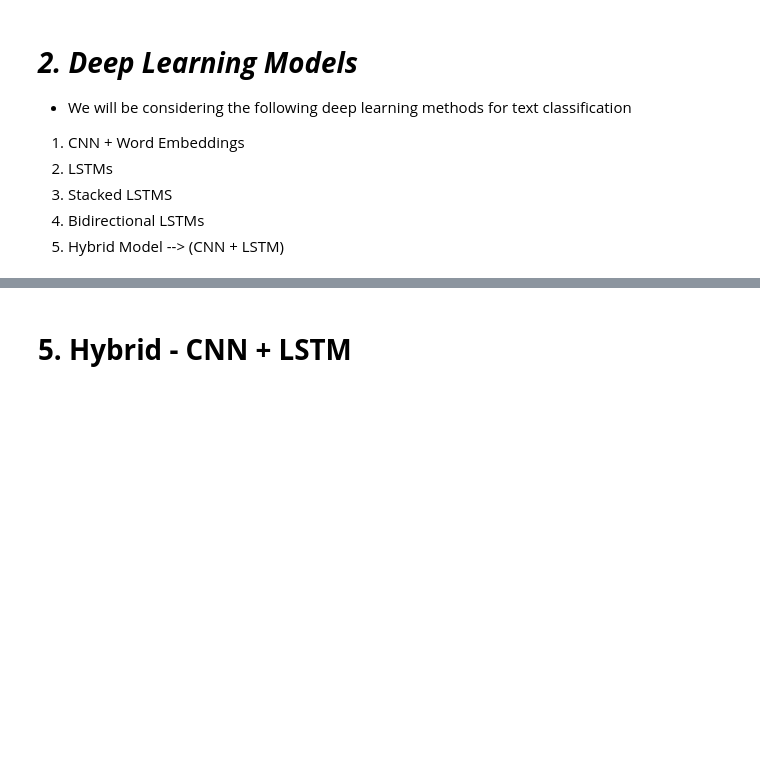
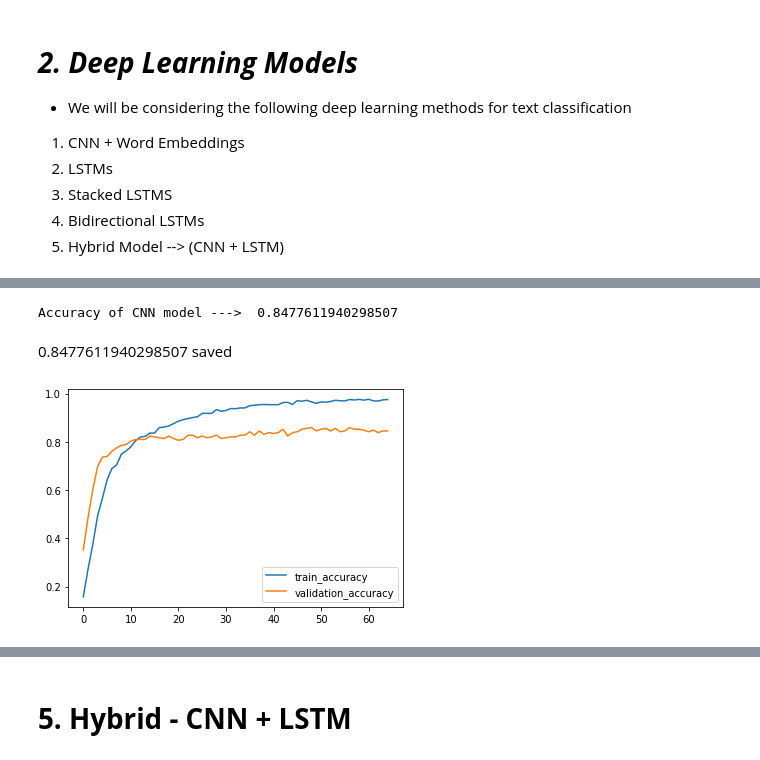
Before and after one commit to mananm98/Reddit-Flair-Predictor, a Jupyter notebook: Part_3_Building_Flair_Detector.ipynb, the cells around one changed output, grey strips where cells are left out. Drawn from its saved outputs; the diff is of its cells as text; code cells hidden in the pictures; blank space fills up the shorter version.

```diff
--- a/Part_3_Building_Flair_Detector.ipynb
+++ b/Part_3_Building_Flair_Detector.ipynb
@@ -491,3 +460,0 @@ def cnn_model(max_len, vocab_size):
-# %%
-model = cnn_model(max_len = 300,vocab_size = vocab_len)
-history = model.fit(padded_train,y_train, epochs = 200, batch_size = 32, validation_split = 0.15)
@@ -578,3 +460,0 @@ def model_lstm(max_len,vocab_size):
-# %%
-model = model_lstm(35,12000)
-hist = model.fit(padded_train,y_train,epochs = 30, batch_size=16,validation_split = 0.15)
@@ -712,0 +498,2 @@ plt.plot(hist.history['val_accuracy'])
+# %%
+cnn_model = create_cnn_model(max_len = 300,vocab_size = vocab_len)
@@ -712,0 +518,2 @@ plt.plot(hist.history['val_accuracy'])
+# %%
+history = cnn_model.fit(padded_train,y_train, epochs = 65, batch_size = 32, validation_split = 0.15)
@@ -712,0 +538,4 @@ plt.plot(hist.history['val_accuracy'])
+# %%
+give_accuracy(cnn_model,padded_test, y_test, "CNN")
+# %% [output]
+Accuracy of CNN model --->  0.8477611940298507
@@ -712,0 +544,9 @@ plt.plot(hist.history['val_accuracy'])
+# %% [markdown]
+0.8477611940298507 saved
+# %%
+plt.plot(history.history['accuracy'],label = 'train_accuracy')
+plt.plot(history.history['val_accuracy'], label = 'validation_accuracy')
+plt.legend()
+plt.show()
+# %% [output]
+[figure, added]
```
Also changed, not shown: parts of 56 cells of this notebook, 2 other files.
